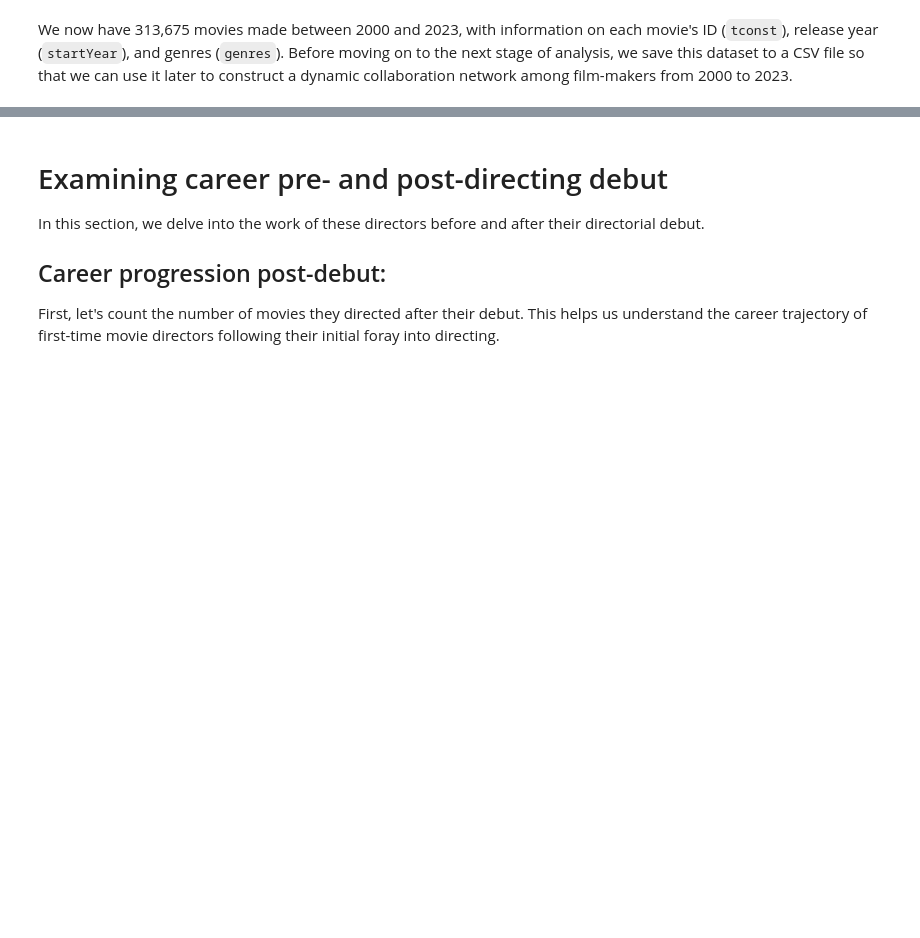
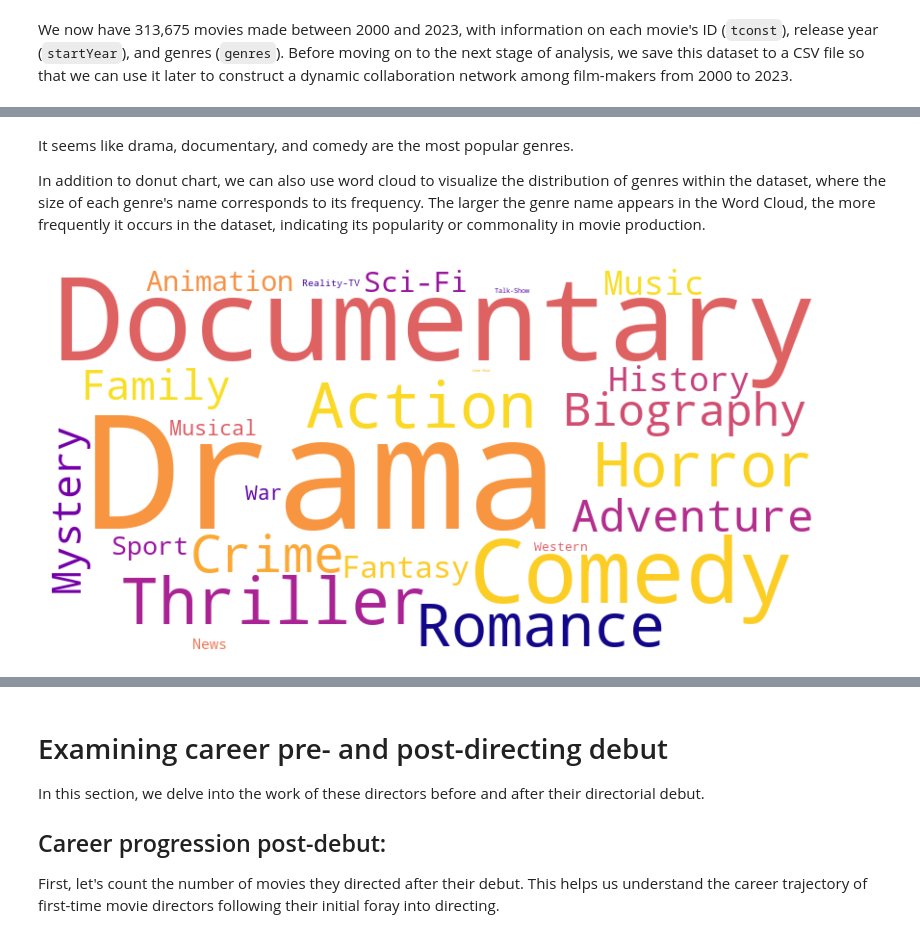
Before and after one commit to nhunguyen0901/SocialNetworks_CareerLongevity, a Jupyter notebook: Phase_1_Tracking_Movie_Directors_Career.ipynb, the cells around one changed output, grey strips where cells are left out. Drawn from its saved outputs; the diff is of its cells as text; code cells hidden in the pictures; blank space fills up the shorter version.

```diff
--- a/Phase_1_Tracking_Movie_Directors_Career.ipynb
+++ b/Phase_1_Tracking_Movie_Directors_Career.ipynb
@@ -273,0 +231,18 @@ df_ratings.head()
+# %% [markdown]
+It seems like drama, documentary, and comedy are the most popular genres.
+
+In addition to donut chart, we can also use word cloud to visualize the distribution of genres within the dataset, where the size of each genre's name corresponds to its frequency. The larger the genre name appears in the Word Cloud, the more frequently it occurs in the dataset, indicating its popularity or commonality in movie production.
+# %%
+# Calculate the frequency of each genre in the dataset
+genre_frequencies = expanded_genres['genres'].value_counts().to_dict()
+
+# Create a word cloud using the frequencies dictionary
+wordcloud = WordCloud(width=800, height=400, background_color ='white', colormap='plasma').generate_from_frequencies(genre_frequencies)
+
+# Display the word cloud using matplotlib
+plt.figure(figsize=(10, 5))
+plt.imshow(wordcloud, interpolation='bilinear')
+plt.axis('off')  # Remove axis
+plt.show()
+# %% [output]
+[figure, added]
```
Also changed, not shown: parts of 61 cells of this notebook, 2 other files.
